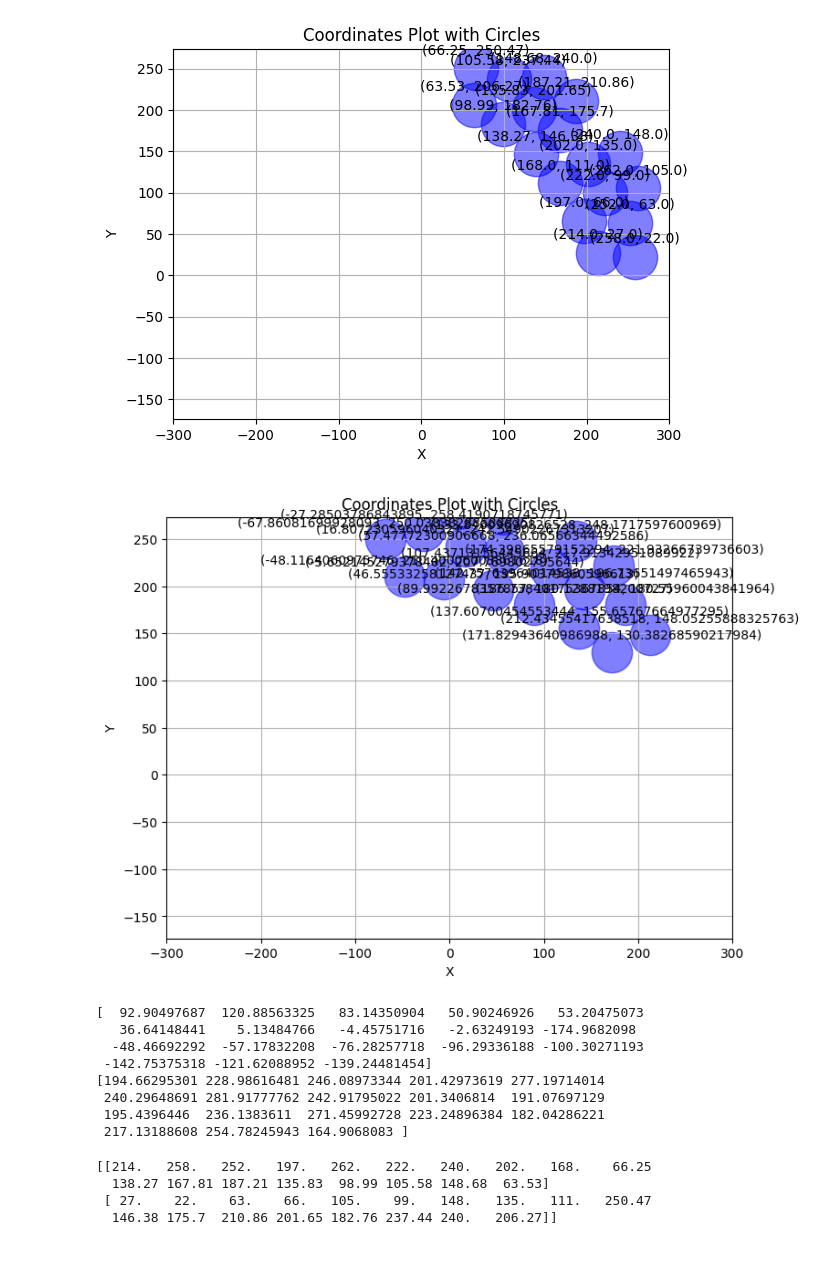
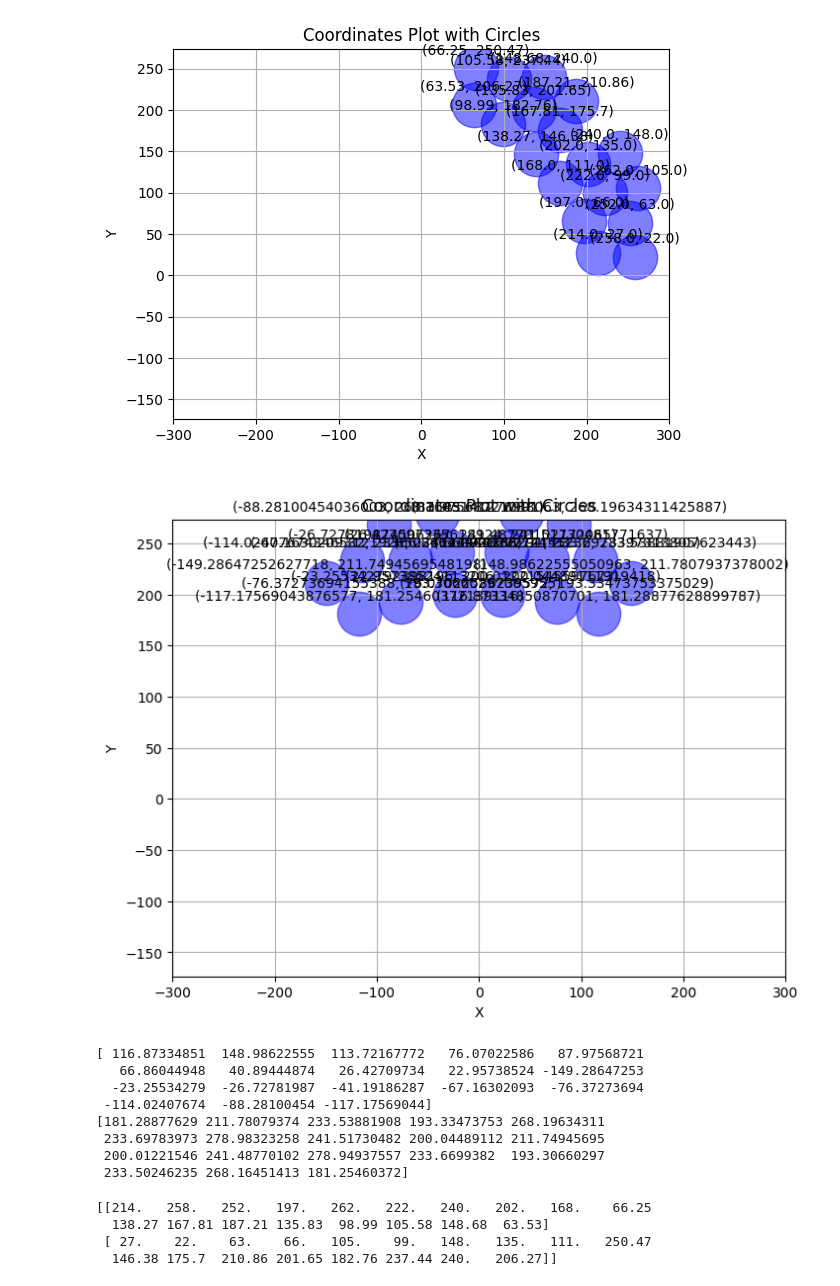
Before and after one commit to yanjun96/thermal_mechanics_fenicsx, a Jupyter notebook: Tutorial/Fun_practice.ipynb, the cells around one changed output. Saved outputs shown, nothing was run; the diff lists cells and outputs as text; code cells hidden in the pictures; blank space fills up the shorter version.

```diff
--- a/Tutorial/Fun_practice.ipynb
+++ b/Tutorial/Fun_practice.ipynb
@@ -369,7 +369,7 @@ x = np.array([214.0, 258.0, 252.0, 197.0, 262.0, 222.0, 240.0, 202.0, 168.0, 66.
 y = np.array([27.0, 22.0, 63.0, 66.0, 105.0, 99.0, 148.0, 135.0, 111.0, 250.47, 146.38, 175.7, 210.86, 201.65, 182.76, 237.44, 240.0, 206.27])
 
 # Define the rotation angle in radians (1 radian per second)
-rotation_degree = 30
+rotation_degree = 50
 rotation_radian = rotation_degree / 360 * 2 * np.pi
 angle = rotation_radian  # 1 radian
 
@@ -378,46 +378,46 @@ r_matrix = np.array([[np.cos(angle), -np.sin(angle)],
                     [np.sin(angle), np.cos(angle)]])
 
 # Stack x and y into a single array of shape (2, n) where n is the number of points
 points = np.vstack((x, y))
 
 # Perform the rotation
 r_points = r_matrix @ points
 
 # Separate the rotated x and y coordinates
 r_x = r_points[0, :]
 r_y = r_points[1, :]
 
 
 radius = 18
 
 # Plot the coordinates as circles
 plt.figure(figsize=(8, 6))
 plt.axis('equal')
 plt.xlim(-300, 300)
 plt.ylim(-300, 400)
 for i in range(len(r_x)):
     plt.scatter(r_x[i], r_y[i], s=np.pi * radius**2, c='blue', alpha=0.5)
     plt.annotate(f"({r_x[i]}, {r_y[i]})", (r_x[i], r_y[i]), textcoords="offset points", xytext=(0,10), ha='center')
     # s determines the size of the circle based on the area
 plt.xlabel('X')
 plt.ylabel('Y')
 plt.title('Coordinates Plot with Circles')
 plt.grid(True)
 plt.show()
 # %% [output]
-[figure, old version]
+[figure, new version]
 # %%
 print(r_x)
 print(r_y)
 # %% [output]
-[  92.90497687  120.88563325   83.14350904   50.90246926   53.20475073
-   36.64148441    5.13484766   -4.45751716   -2.63249193 -174.9682098
-  -48.46692292  -57.17832208  -76.28257718  -96.29336188 -100.30271193
- -142.75375318 -121.62088952 -139.24481454]
-[194.66295301 228.98616481 246.08973344 201.42973619 277.19714014
- 240.29648691 281.91777762 242.91795022 201.3406814  191.07697129
- 195.4396446  236.1383611  271.45992728 223.24896384 182.04286221
- 217.13188608 254.78245943 164.9068083 ]
+[ 116.87334851  148.98622555  113.72167772   76.07022586   87.97568721
+   66.86044948   40.89444874   26.42709734   22.95738524 -149.28647253
+  -23.25534279  -26.72781987  -41.19186287  -67.16302093  -76.37273694
+ -114.02407674  -88.28100454 -117.17569044]
+[181.28877629 211.78079374 233.53881908 193.33473753 268.19634311
+ 233.69783973 278.98323258 241.51730482 200.04489112 211.74945695
+ 200.01221546 241.48770102 278.94937557 233.6699382  193.30660297
+ 233.50246235 268.16451413 181.25460372]
 # %%
 import numpy as np
 import matplotlib.pyplot as plt
```
Also changed, not shown: 17 other files.
